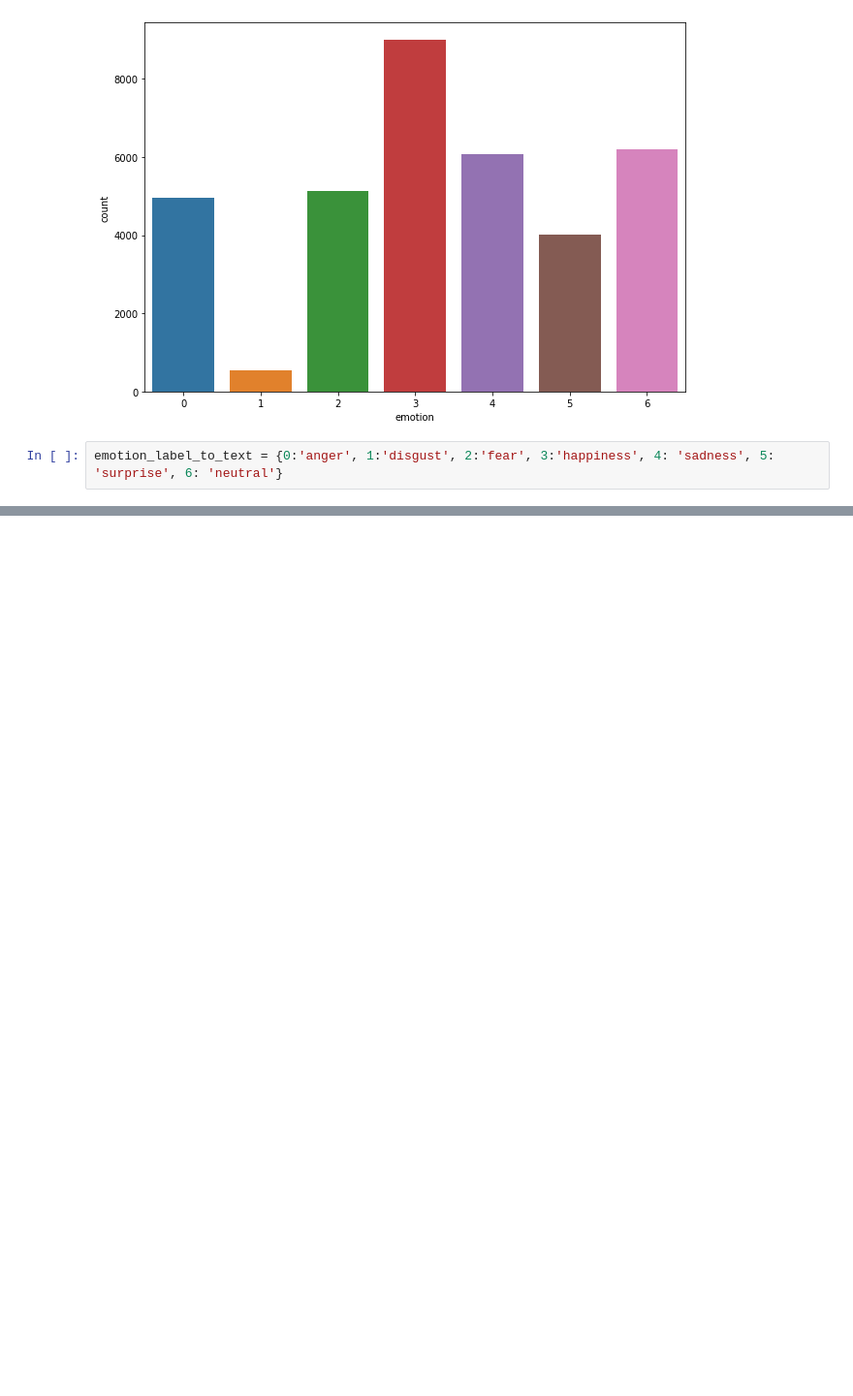
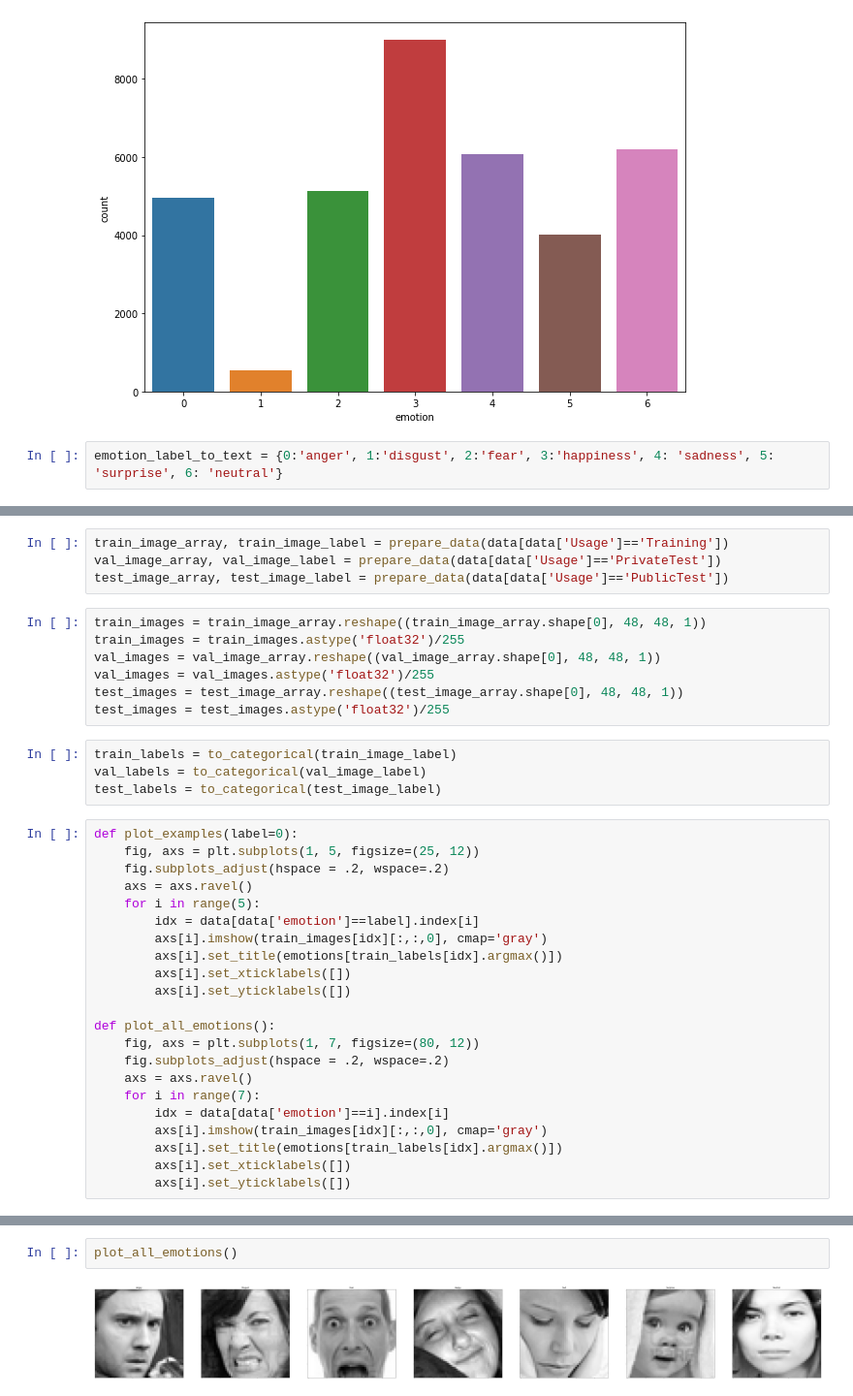
Before and after one commit to hrushikeshsahu19/Face-Emotion-Detection-, a Jupyter notebook: face_emotion_detection_.ipynb, the cells around one changed output, grey strips where cells are left out. Shown: that part at 97% size. Saved outputs shown, nothing was run; the diff lists cells and outputs as text; blank space fills up the shorter version.

```diff
--- a/face_emotion_detection_.ipynb
+++ b/face_emotion_detection_.ipynb
@@ -105,0 +135,37 @@ for label in sorted(df.emotion.unique()):
+# %%
+train_image_array, train_image_label = prepare_data(data[data['Usage']=='Training'])
+val_image_array, val_image_label = prepare_data(data[data['Usage']=='PrivateTest'])
+test_image_array, test_image_label = prepare_data(data[data['Usage']=='PublicTest'])
+# %%
+train_images = train_image_array.reshape((train_image_array.shape[0], 48, 48, 1))
+train_images = train_images.astype('float32')/255
+val_images = val_image_array.reshape((val_image_array.shape[0], 48, 48, 1))
+val_images = val_images.astype('float32')/255
+test_images = test_image_array.reshape((test_image_array.shape[0], 48, 48, 1))
+test_images = test_images.astype('float32')/255
+# %%
+train_labels = to_categorical(train_image_label)
+val_labels = to_categorical(val_image_label)
+test_labels = to_categorical(test_image_label)
+# %%
+def plot_examples(label=0):
+    fig, axs = plt.subplots(1, 5, figsize=(25, 12))
+    fig.subplots_adjust(hspace = .2, wspace=.2)
+    axs = axs.ravel()
+    for i in range(5):
+        idx = data[data['emotion']==label].index[i]
+        axs[i].imshow(train_images[idx][:,:,0], cmap='gray')
+        axs[i].set_title(emotions[train_labels[idx].argmax()])
+        axs[i].set_xticklabels([])
+        axs[i].set_yticklabels([])
+
+def plot_all_emotions():
+    fig, axs = plt.subplots(1, 7, figsize=(80, 12))
+    fig.subplots_adjust(hspace = .2, wspace=.2)
+    axs = axs.ravel()
+    for i in range(7):
+        idx = data[data['emotion']==i].index[i]
+        axs[i].imshow(train_images[idx][:,:,0], cmap='gray')
+        axs[i].set_title(emotions[train_labels[idx].argmax()])
+        axs[i].set_xticklabels([])
+        axs[i].set_yticklabels([])
@@ -105,0 +214,4 @@ for label in sorted(df.emotion.unique()):
+# %%
+plot_all_emotions()
+# %% [output]
+[figure, added]
```
Also changed, not shown: parts of 33 cells of this notebook.
